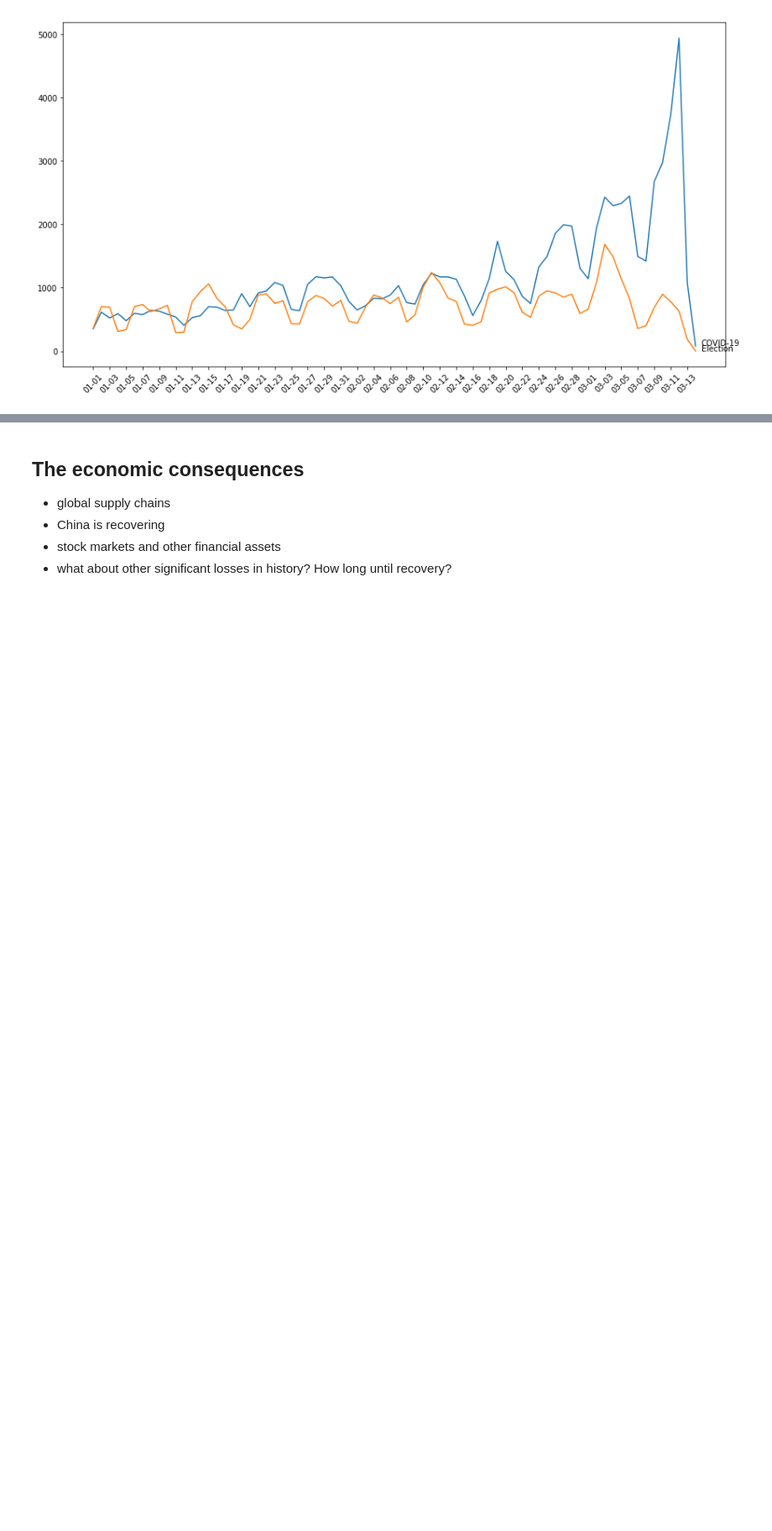
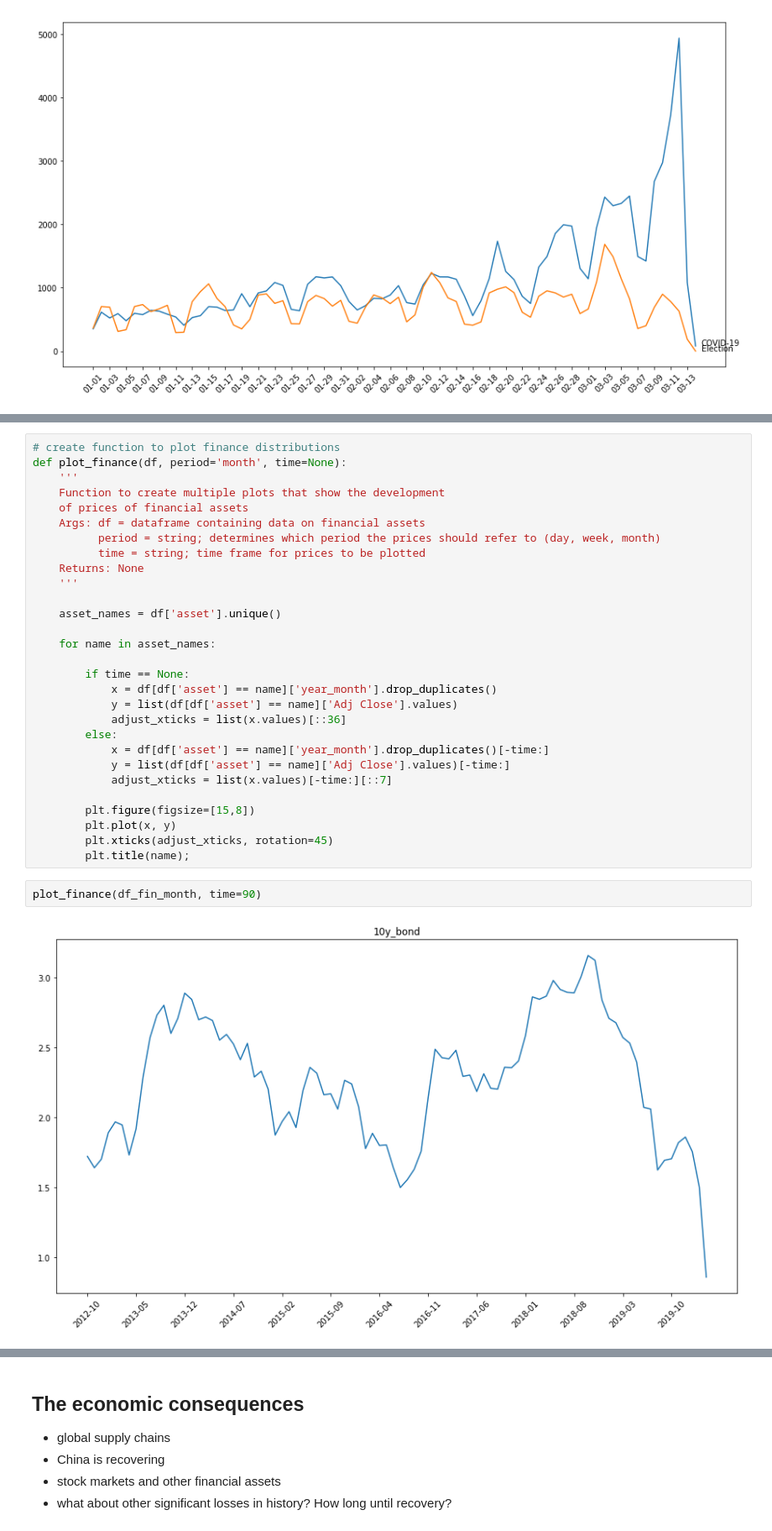
Before and after one commit to hopeman1102/visualize-covid-19, a Jupyter notebook: covid-19.ipynb, the cells around one changed output, grey strips where cells are left out. Shown at 84% size. Saved outputs shown, nothing was run; the diff lists cells and outputs as text; blank space fills up the shorter version.

```diff
--- a/covid-19.ipynb
+++ b/covid-19.ipynb
@@ -269,0 +367,33 @@ df_stories.columns
+# %%
+# create function to plot finance distributions
+def plot_finance(df, period='month', time=None):
+    '''
+    Function to create multiple plots that show the development
+    of prices of financial assets
+    Args: df = dataframe containing data on financial assets
+          period = string; determines which period the prices should refer to (day, week, month)
+          time = string; time frame for prices to be plotted
+    Returns: None
+    '''
+
+    asset_names = df['asset'].unique()
+
+    for name in asset_names:
+
+        if time == None:
+            x = df[df['asset'] == name]['year_month'].drop_duplicates()
+            y = list(df[df['asset'] == name]['Adj Close'].values)
+            adjust_xticks = list(x.values)[::36]
+        else:
+            x = df[df['asset'] == name]['year_month'].drop_duplicates()[-time:]
+            y = list(df[df['asset'] == name]['Adj Close'].values)[-time:]
+            adjust_xticks = list(x.values)[-time:][::7]
+
+        plt.figure(figsize=[15,8])
+        plt.plot(x, y)
+        plt.xticks(adjust_xticks, rotation=45)
+        plt.title(name);
+# %%
+plot_finance(df_fin_month, time=90)
+# %% [output]
+[figure, added]
```
Also changed, not shown: parts of 26 cells of this notebook.
